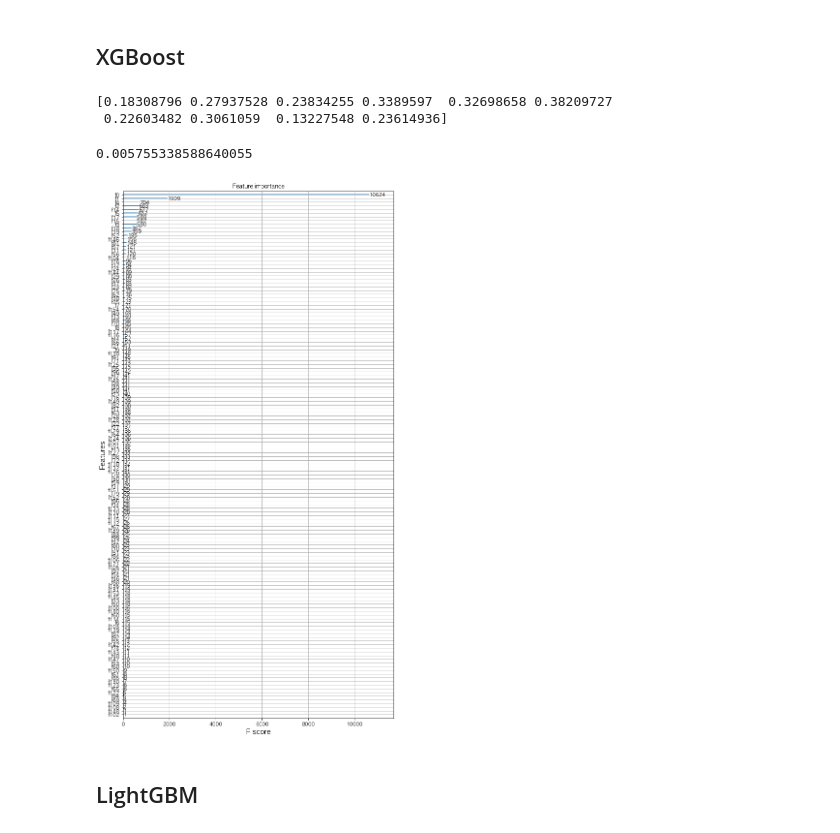
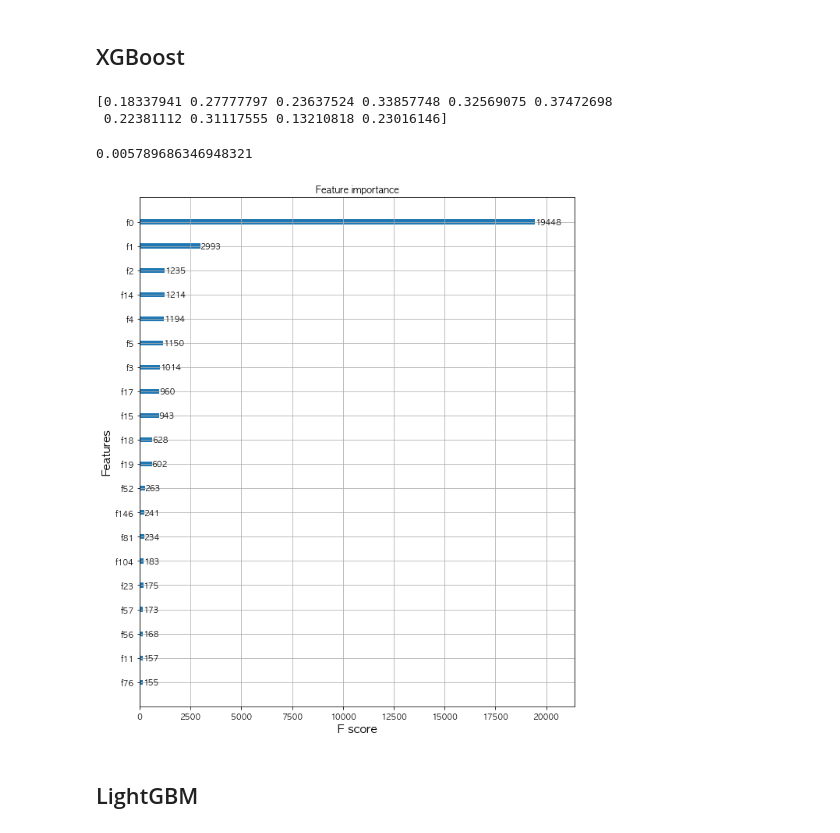
Before and after one commit to kimsunghun00/k-forest, a Jupyter notebook: K-Forest.ipynb, the cells around one changed output. Saved outputs shown, nothing was run; the diff lists cells and outputs as text; code cells hidden in the pictures.

```diff
--- a/K-Forest.ipynb
+++ b/K-Forest.ipynb
@@ -374,0 +377,6 @@ print(X_train.shape, X_test.shape)
+# %%
+from sklearn.tree import DecisionTreeRegressor
+from sklearn.metrics import mean_squared_error
+
+dt = DecisionTreeRegressor(random_state=1000)
+dt.fit(X_train, y_train)
@@ -400,0 +416,5 @@ mean_squared_error(y_test, rf_pred)
+# %%
+from sklearn.linear_model import Ridge
+
+ridge = Ridge(alpha=0.01)
+ridge.fit(X_train, y_train)
@@ -449,27 +487,27 @@ mean_squared_error(y_test, lasso_pred)
 # %%
 import xgboost as xgb
 
-xgb_reg = xgb.XGBRegressor(learning_rate=0.1, max_depth=8, n_estimators=300)
+xgb_reg = xgb.XGBRegressor(learning_rate=0.1, max_depth=10, n_estimators=300)
 xgb_reg.fit(X_train, y_train, verbose=False)
 
 xgb_pred = xgb_reg.predict(X_test)
 print(xgb_pred[:10])
 # %% [output]
-[0.18308796 0.27937528 0.23834255 0.3389597  0.32698658 0.38209727
- 0.22603482 0.3061059  0.13227548 0.23614936]
+[0.18337941 0.27777797 0.23637524 0.33857748 0.32569075 0.37472698
+ 0.22381112 0.31117555 0.13210818 0.23016146]
 # %%
 mean_squared_error(y_test, xgb_pred)
 # %% [output]
-0.005755338588640055
+0.005789686346948321
 # %%
 from xgboost import plot_importance
 
-plot_importance(xgb_reg)
+plot_importance(xgb_reg, max_num_features=20)
 
 fig = plt.gcf()
-fig.set_size_inches(10, 20)
+fig.set_size_inches(10, 12)
 # %% [output]
-[figure, old version]
+[figure, new version]
 # %% [markdown]
 ## LightGBM
 # %%
```
Also changed, not shown: parts of 19 cells of this notebook.
